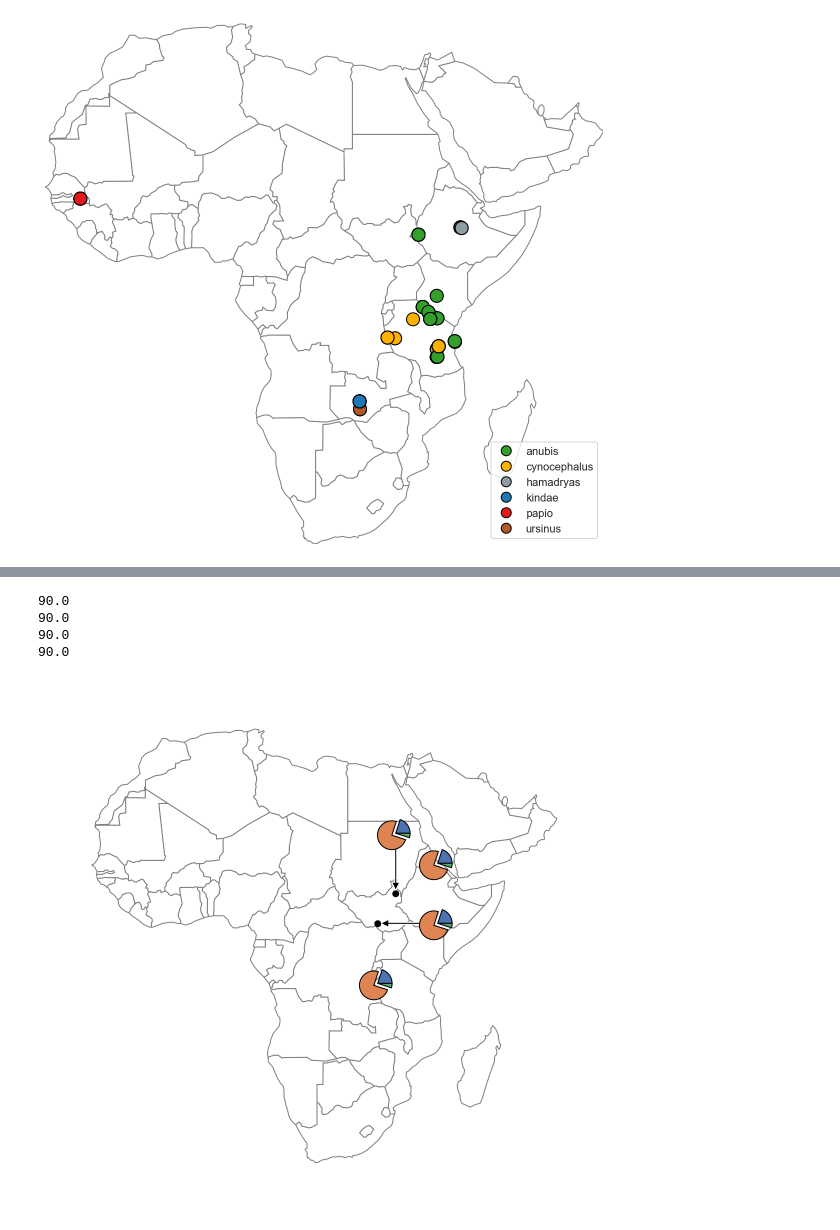
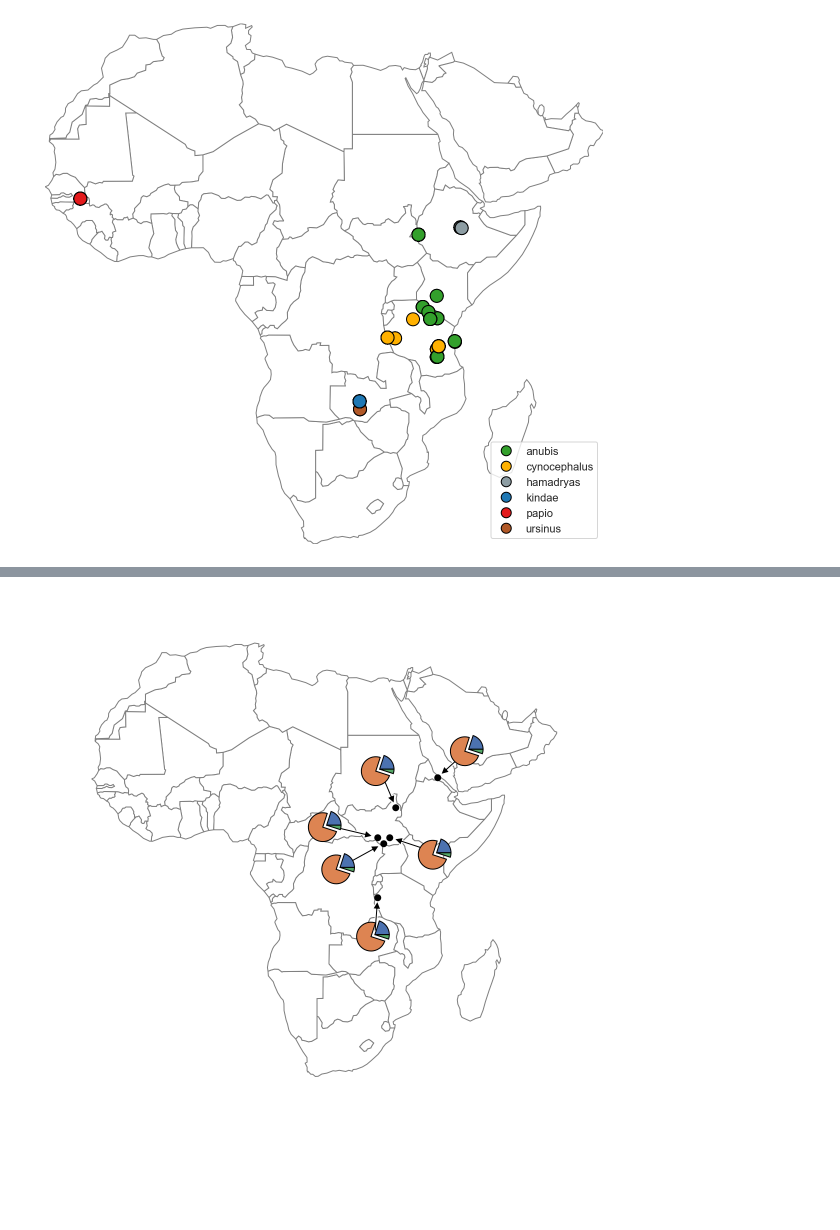
Before and after one commit to kaspermunch/maps, a Jupyter notebook: notebooks/baboon_ranges.ipynb, the cells around one changed output, grey strips where cells are left out. Saved outputs shown, nothing was run; the diff lists cells and outputs as text; code cells hidden in the pictures; blank space fills up the shorter version.

Commit message:
Updated pie placement with spring layout

```diff
--- a/notebooks/baboon_ranges.ipynb
+++ b/notebooks/baboon_ranges.ipynb
@@ -563,6 +562,3 @@ ax = gplt.pointplot(gdf, ax=ax, extent=africa.total_bounds,
               legend_kwargs=dict(loc='lower right'));
 # %% [output]
 [figure]
-# %%
-fig, ax = plt.subplots(1, 1)
-sc = ax.scatter([1,2], [1, 4])
@@ -625,54 +568,66 @@ import matplotlib.pyplot as plt
 from mpl_toolkits.axes_grid1.inset_locator import inset_axes
 
 import mpl_toolkits.axes_grid1.axes_size as Size
-
-
-ax = gplt.polyplot(africa,
-    facecolor='white', edgecolor='gray', figsize=(10, 12))
-
 
 
 def plot_pie_inset(data,ilon,ilat,ax,width,lon_offset=0, lat_offset=0):
 
     if lon_offset or lat_offset:
         ax.scatter(ilon, ilat, color='black', zorder=50, s=35)
 
     ax_sub= inset_axes(ax, width=width, height=width, loc=10,
                        bbox_to_anchor=(ilon+lon_offset, ilat+lat_offset),
                        bbox_transform=ax.transData,
                        borderpad=0)
 
-#     r = ax_sub.get_figure().canvas.get_renderer()
-#    print(ax_sub.get_tightbbox(r))
-#    print(ax_sub.get_window_extent(r))
-
-
-#    print(dir(ax_sub))
-    print(ax_sub.bbox.x0)
-
     if lon_offset or lat_offset:
 #        ax.plot([ilon, ilon+lon_offset], [ilat, ilat+lat_offset], color='black', zorder=50, linestyle='dashed')
 #         ax.arrow(ilon, ilat, lon_offset, lat_offset, color='black', zorder=100, linestyle='dashed',
 #                  length_includes_head=False,
 #                  head_starts_at_zero=True,
 #                  head_width=1)
         ax.annotate("", xy=(ilon,ilat), xytext=(ilon+lon_offset,ilat+lat_offset),
-                    arrowprops=dict(facecolor='black', width=2, headwidth=8, headlength=8, shrink=.05))
+                    arrowprops=dict(facecolor='black', width=2, headwidth=8, headlength=8, shrink=.1))
 
     wedges,texts= ax_sub.pie(data,
                              explode=(0, 0.3, 0),
                              startangle=0,
                              wedgeprops={"edgecolor":"black", 'linewidth': 1})
 
     ax_sub.set_aspect("equal")
 
-plot_pie_inset([0.2, 0.75, 0.05],33,10,ax,0.5, lon_offset=0, lat_offset=10)
-plot_pie_inset([0.2, 0.75, 0.05],40,15,ax,0.5)
-plot_pie_inset([0.2, 0.75, 0.05],30,5,ax,0.5, lon_offset=10, lat_offset=0)
-plot_pie_inset([0.2, 0.75, 0.05],30,-5,ax,0.5)
+
+def get_pie_posistions(lon_lat_coord, ax, k=None, seed=None):
+
+    xy_coords = [ax.transData.transform(coord) for coord in lon_lat_coord]
+
+    G = nx.Graph()
+    nodes = range(len(xy_coords*2))
+    G.add_nodes_from(nodes)
+    G.add_edges_from(zip(nodes[0:-1:2], nodes[1::2]))
+
+    pos = dict(zip(nodes[0:-1:2], xy_coords))
+
+    xy_layout = nx.spring_layout(G, fixed=nodes[0:-1:2], pos=pos, seed=seed, k=k)
+
+    pie_xy_coord = [tuple(coord) for (n, coord) in sorted(xy_layout.items())][1::2]
+
+    pie_lon_lat_coord = [tuple(ax.transData.inverted().transform(coord)) for coord in pie_xy_coord]
+    return pie_lon_lat_coord
+
+
+
+ax = gplt.polyplot(africa,
+    facecolor='white', edgecolor='gray', figsize=(10, 12))
+
+lon_lat_coords = [(33,10), (40,15), (30,5), (31,4),(32,5), (30,-5)]
+
+pie_lon_lat_coords = get_pie_posistions(lon_lat_coords, ax, k=30, seed=2)
+
+for point, pie in zip(lon_lat_coords, pie_lon_lat_coords):
+    point_x, point_y = point
+    pie_x, pie_y = pie
+    plot_pie_inset([0.2, 0.75, 0.05],point_x,point_y,ax,0.5,
+                   lon_offset=pie_x-point_x, lat_offset=pie_y-point_y)
 # %% [output]
-90.0
-90.0
-90.0
-90.0
-[figure, old version]
+[figure, new version]
```
Also changed, not shown: parts of 6 cells of this notebook.
